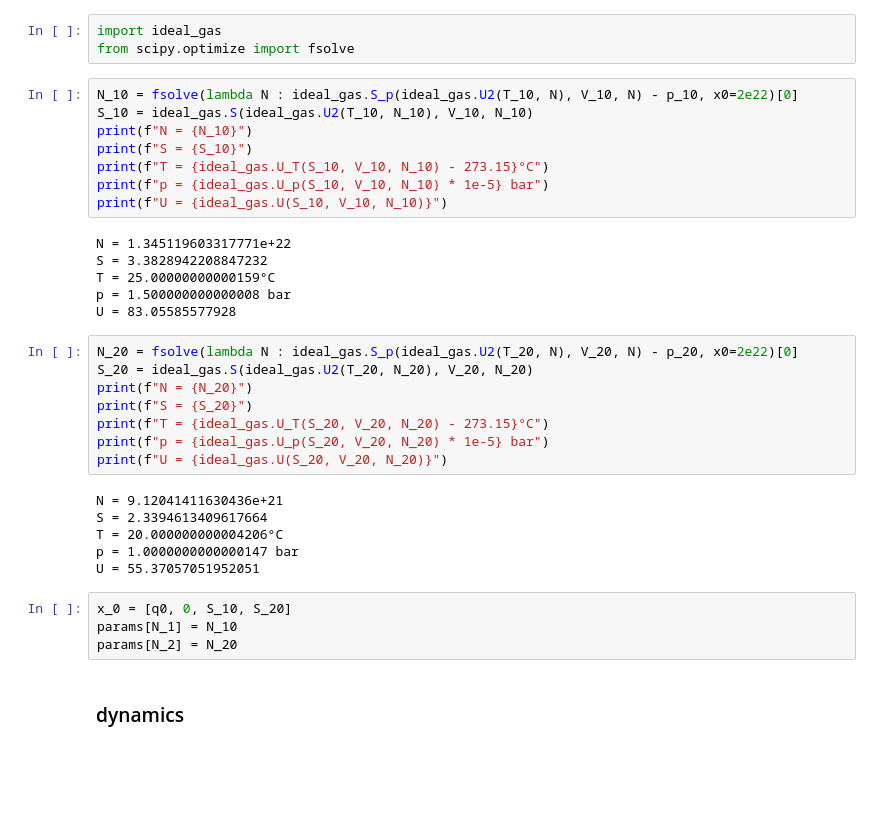
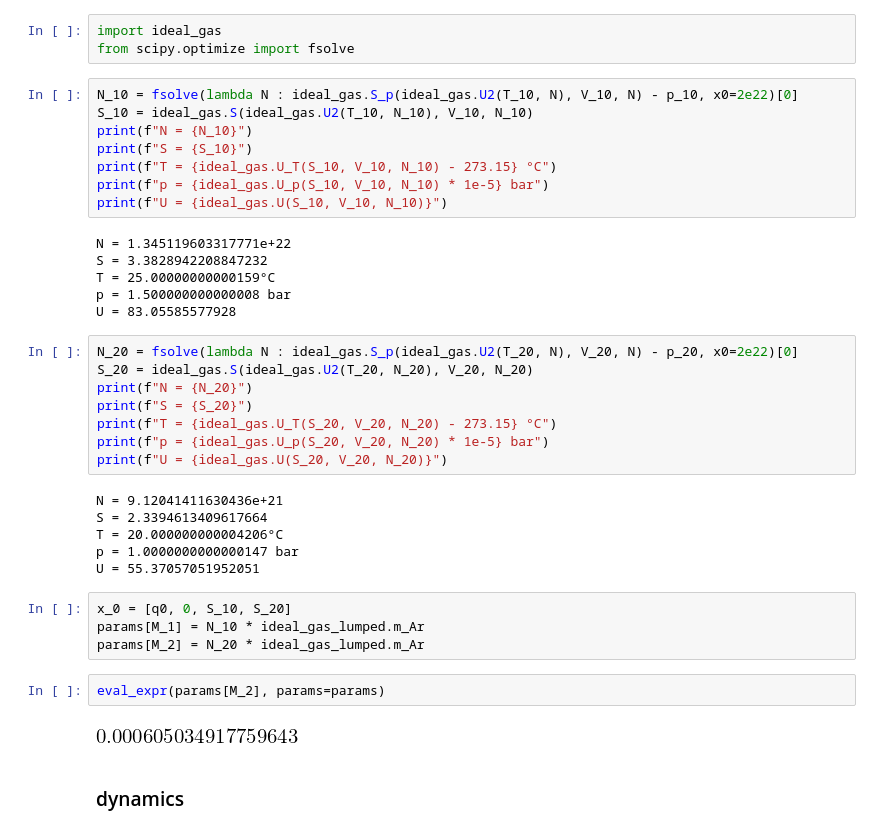
Before and after one commit to MarkusLohmayer/master-thesis-code, a Jupyter notebook: piston_animation.ipynb, the cells around one changed output. Drawn from its saved outputs; the diff is of its cells as text; blank space fills up the shorter version.

```diff
--- a/piston_animation.ipynb
+++ b/piston_animation.ipynb
@@ -168,7 +133,7 @@ N_10 = fsolve(lambda N : ideal_gas.S_p(ideal_gas.U2(T_10, N), V_10, N) - p_10, x
 S_10 = ideal_gas.S(ideal_gas.U2(T_10, N_10), V_10, N_10)
 print(f"N = {N_10}")
 print(f"S = {S_10}")
-print(f"T = {ideal_gas.U_T(S_10, V_10, N_10) - 273.15}°C")
+print(f"T = {ideal_gas.U_T(S_10, V_10, N_10) - 273.15} °C")
 print(f"p = {ideal_gas.U_p(S_10, V_10, N_10) * 1e-5} bar")
 print(f"U = {ideal_gas.U(S_10, V_10, N_10)}")
 # %% [output]
@@ -182,7 +147,7 @@ N_20 = fsolve(lambda N : ideal_gas.S_p(ideal_gas.U2(T_20, N), V_20, N) - p_20, x
 S_20 = ideal_gas.S(ideal_gas.U2(T_20, N_20), V_20, N_20)
 print(f"N = {N_20}")
 print(f"S = {S_20}")
-print(f"T = {ideal_gas.U_T(S_20, V_20, N_20) - 273.15}°C")
+print(f"T = {ideal_gas.U_T(S_20, V_20, N_20) - 273.15} °C")
 print(f"p = {ideal_gas.U_p(S_20, V_20, N_20) * 1e-5} bar")
 print(f"U = {ideal_gas.U(S_20, V_20, N_20)}")
 # %% [output]
@@ -193,8 +158,12 @@ p = 1.0000000000000147 bar
 U = 55.37057051952051
 # %%
 x_0 = [q0, 0, S_10, S_20]
-params[N_1] = N_10
-params[N_2] = N_20
+params[M_1] = N_10 * ideal_gas_lumped.m_Ar
+params[M_2] = N_20 * ideal_gas_lumped.m_Ar
+# %%
+eval_expr(params[M_2], params=params)
+# %% [output]
+[figure, added]
 # %% [markdown]
 ### dynamics
 # %%
```
Also changed, not shown: parts of 8 cells of this notebook, 3 other files.
